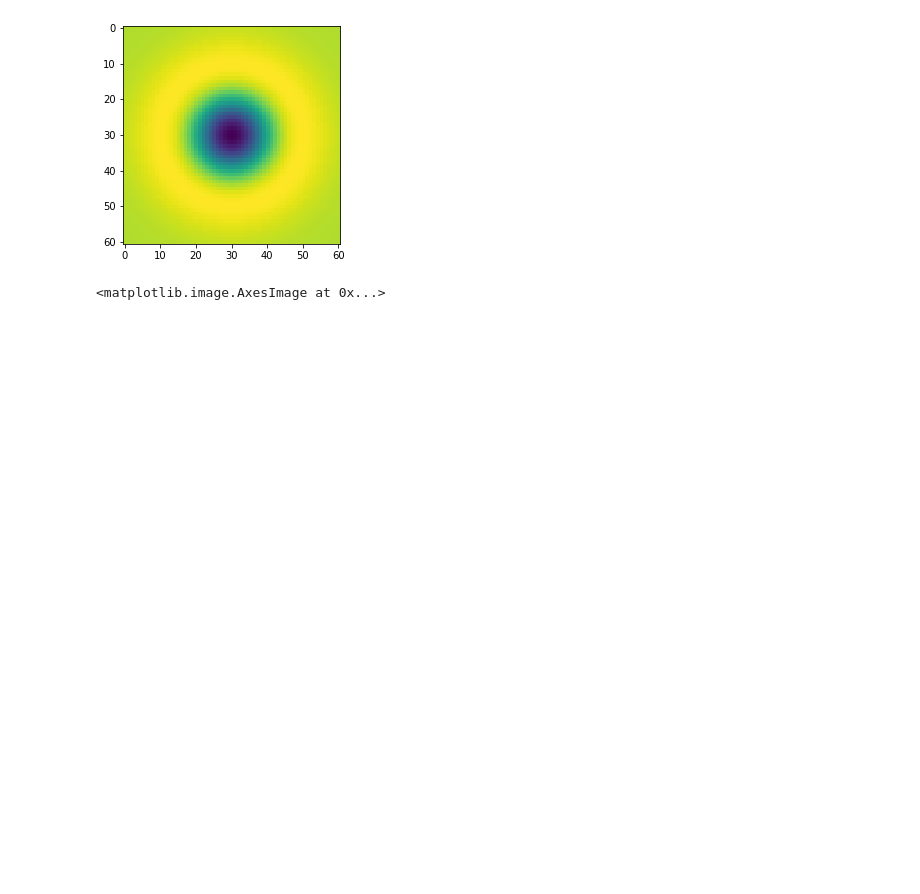
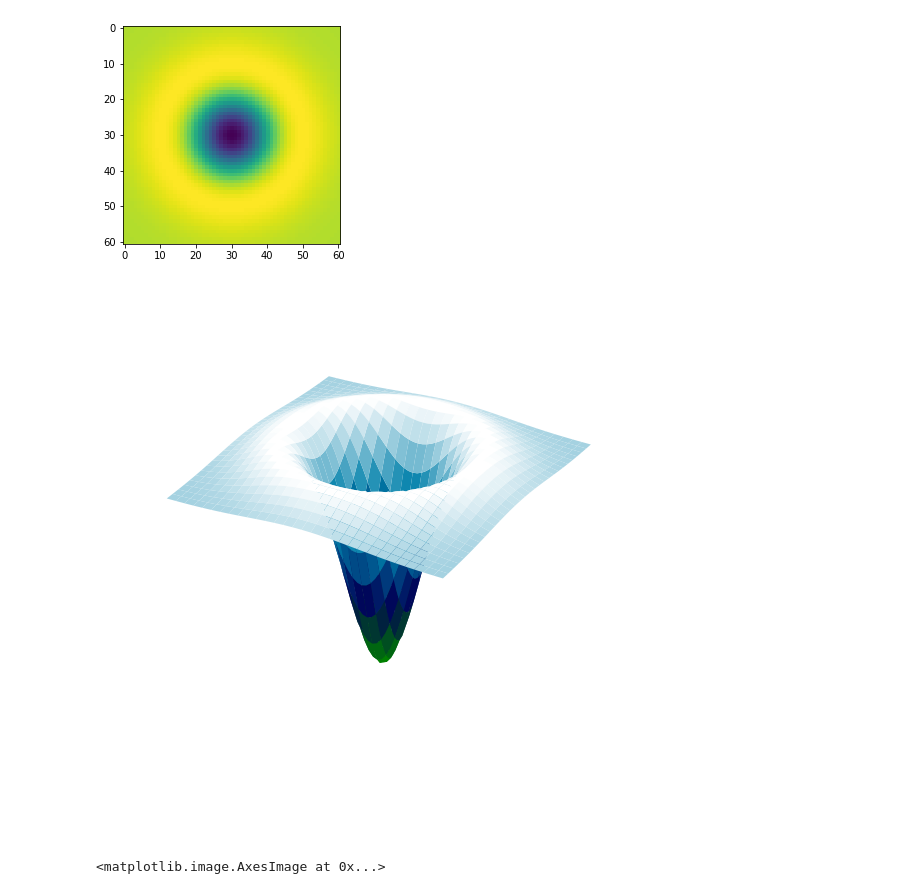
Before and after one commit to induwarasenadheera/EN2550---Fundamental-of-Image-Processing, a Jupyter notebook: Lecture 5.ipynb, the cells around one changed output. Cells and saved outputs as stored; diff of their text form; code cells hidden in the pictures; blank space fills up the shorter version.

```diff
--- a/Lecture 5.ipynb
+++ b/Lecture 5.ipynb
@@ -14,6 +17,25 @@ X
 # %% [output]
 <matplotlib.image.AxesImage at 0x...>
 [figure]
+# %%
+import cv2 as cv
+import numpy as np
+import matplotlib.pyplot as plt
+from mpl_toolkits.mplot3d import Axes3D
+from matplotlib import cm
+from matplotlib.ticker import LinearLocator,FormatStrFormatter
+
+fig=plt.figure(figsize=(10,10))
+ax=fig.add_subplot(111,projection='3d')
+
+surf=ax.plot_surface(X,Y,log,cmap=cm.ocean,linewidth=0,antialiased=True)
+
+ax.zaxis.set_major_locator(LinearLocator(10))
+ax.zaxis.set_major_formatter(FormatStrFormatter('%.02f'))
+plt.axis('off')
+plt.show()
+# %% [output]
+[figure, added]
 # %%
 # Question 2
 
```
Also changed, not shown: parts of 7 cells of this notebook, 11 other files.
